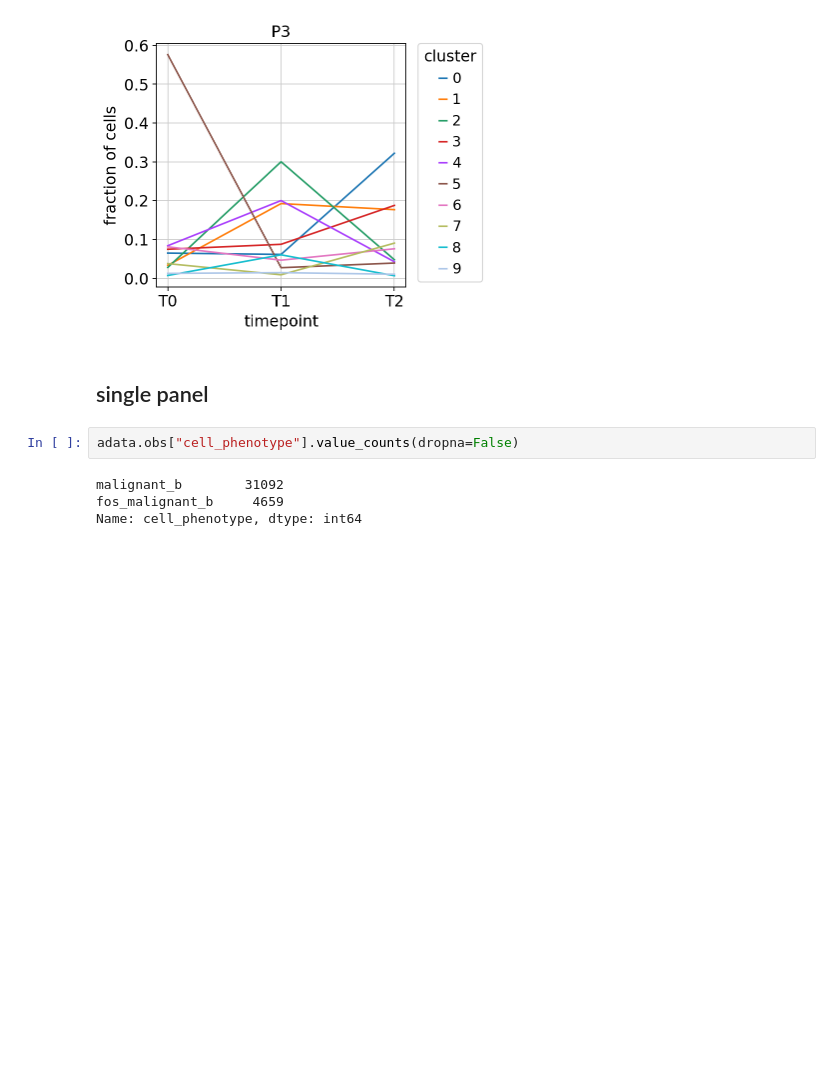
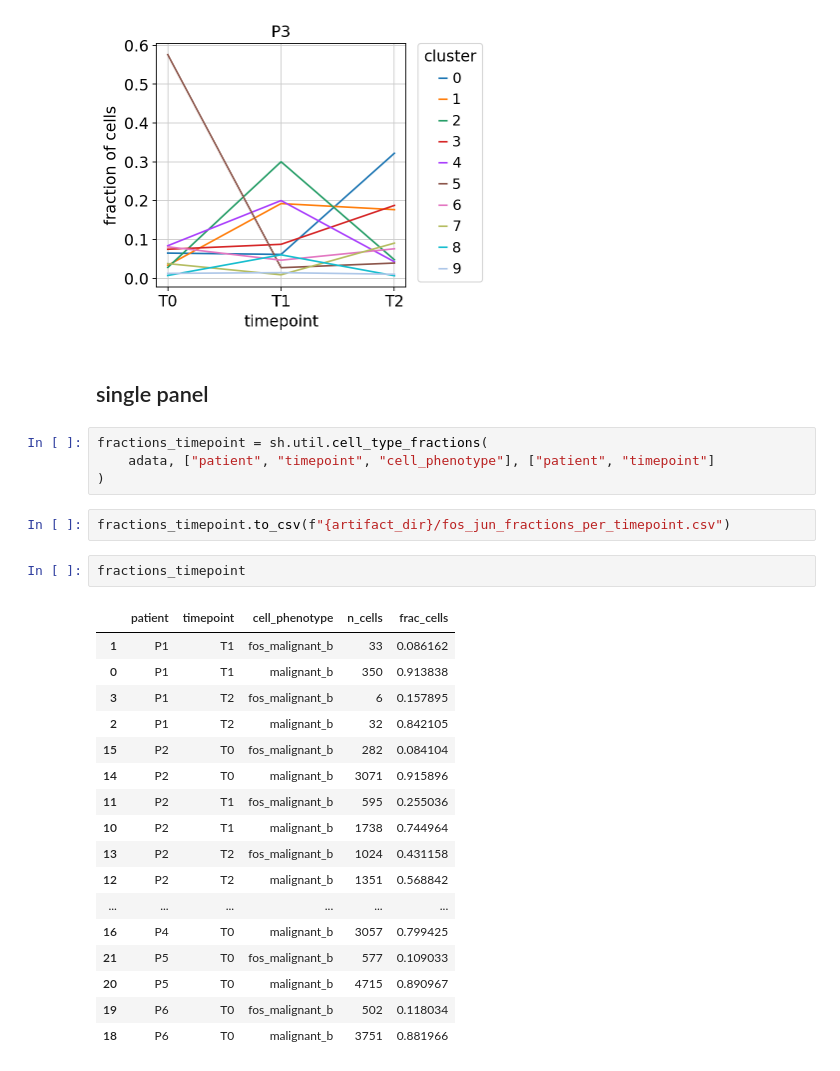
Before and after one commit to icbi-lab/hcl_atlas, a Jupyter notebook: analyses/70_downstream_analysis/72_cluster_analysis.ipynb, the cells around one changed output. Saved outputs shown, nothing was run; the diff lists cells and outputs as text; blank space fills up the shorter version.

```diff
--- a/analyses/70_downstream_analysis/72_cluster_analysis.ipynb
+++ b/analyses/70_downstream_analysis/72_cluster_analysis.ipynb
@@ -52,8 +53,28 @@ for patient in ["P1", "P2", "P3"]:
 # %% [markdown]
 ## single panel
 # %%
-adata.obs["cell_phenotype"].value_counts(dropna=False)
+fractions_timepoint = sh.util.cell_type_fractions(
+    adata, ["patient", "timepoint", "cell_phenotype"], ["patient", "timepoint"]
+)
-# %% [output]
-malignant_b        31092
-fos_malignant_b     4659
-Name: cell_phenotype, dtype: int64
+# %%
+fractions_timepoint.to_csv(f"{artifact_dir}/fos_jun_fractions_per_timepoint.csv")
+# %%
+fractions_timepoint
+# %% [output]
+|  | patient | timepoint | cell_phenotype | n_cells | frac_cells |
+| 1 | P1 | T1 | fos_malignant_b | 33 | 0.086162 |
+| 0 | P1 | T1 | malignant_b | 350 | 0.913838 |
+| 3 | P1 | T2 | fos_malignant_b | 6 | 0.157895 |
+| 2 | P1 | T2 | malignant_b | 32 | 0.842105 |
+| 15 | P2 | T0 | fos_malignant_b | 282 | 0.084104 |
+| 14 | P2 | T0 | malignant_b | 3071 | 0.915896 |
+| 11 | P2 | T1 | fos_malignant_b | 595 | 0.255036 |
+| 10 | P2 | T1 | malignant_b | 1738 | 0.744964 |
+| 13 | P2 | T2 | fos_malignant_b | 1024 | 0.431158 |
+| 12 | P2 | T2 | malignant_b | 1351 | 0.568842 |
+| ... | ... | ... | ... | ... | ... |
+| 16 | P4 | T0 | malignant_b | 3057 | 0.799425 |
+| 21 | P5 | T0 | fos_malignant_b | 577 | 0.109033 |
+| 20 | P5 | T0 | malignant_b | 4715 | 0.890967 |
+| 19 | P6 | T0 | fos_malignant_b | 502 | 0.118034 |
+| 18 | P6 | T0 | malignant_b | 3751 | 0.881966 |
```
Also changed, not shown: parts of 6 cells of this notebook, 3 other files.
